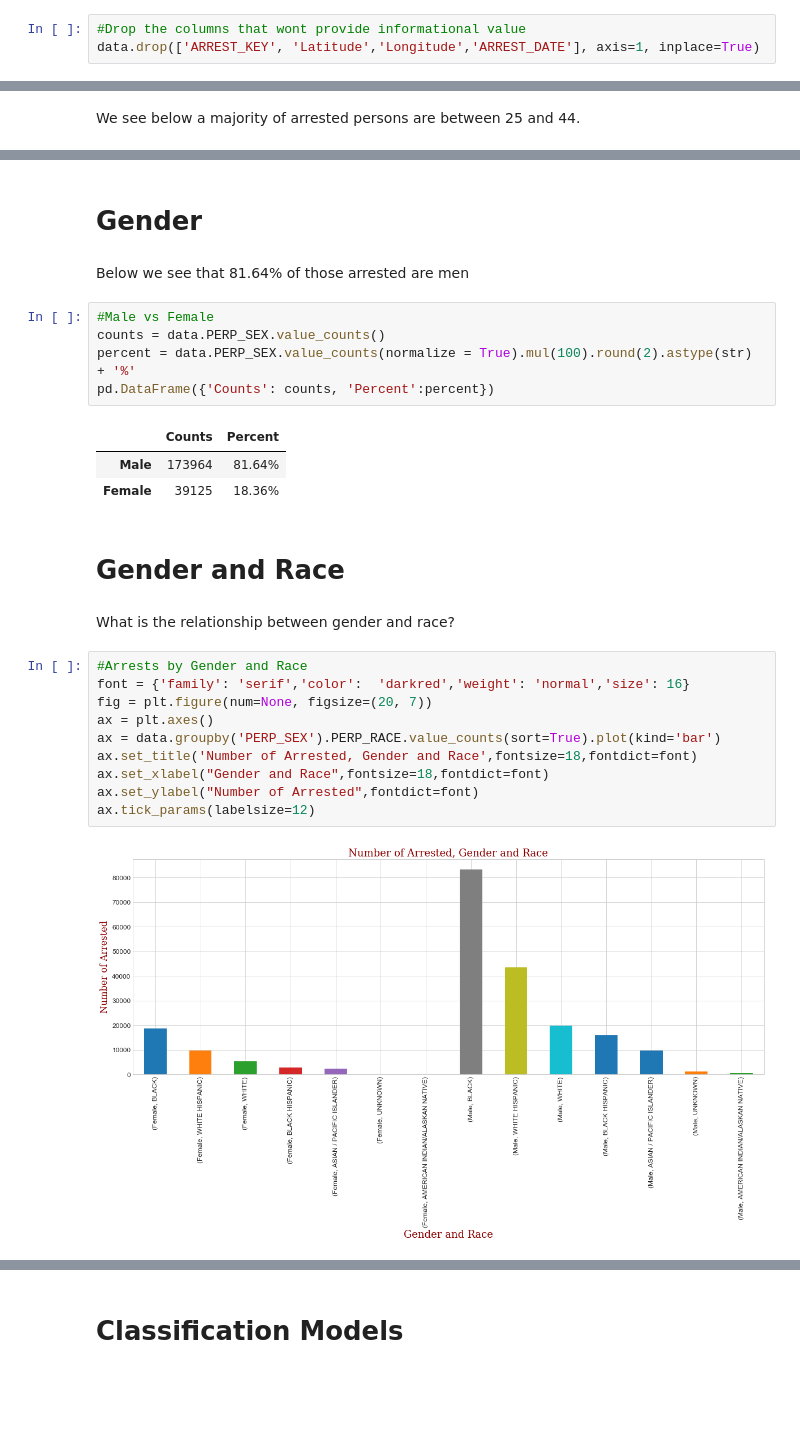
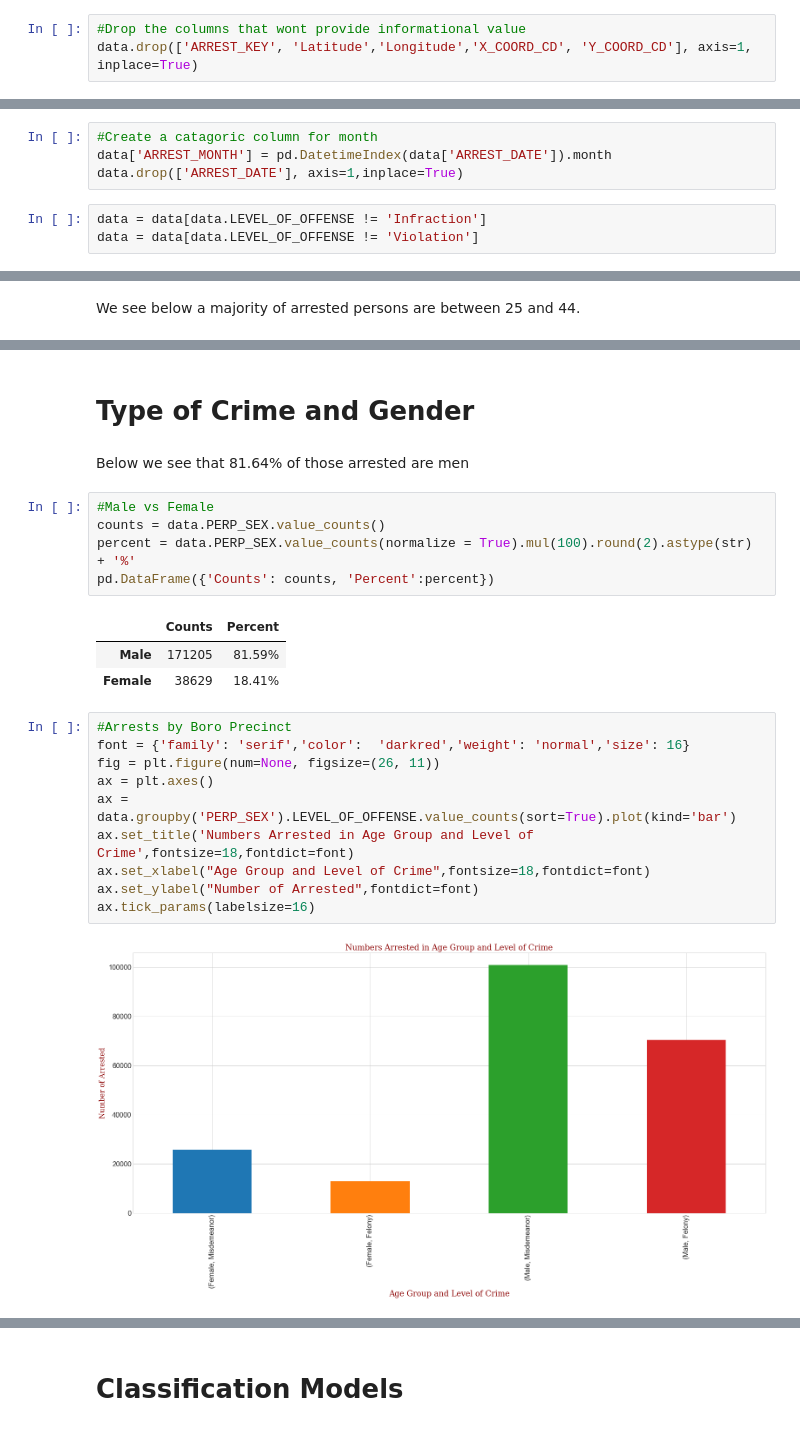
Before and after one commit to city-college-machine-learning/NYPD_Arrest_Analysis, a Jupyter notebook: Jiffar_analysis_level_of_crime.ipynb, the cells around one changed output, grey strips where cells are left out. Saved outputs shown, nothing was run; the diff lists cells and outputs as text; blank space fills up the shorter version.

```diff
--- a/Jiffar_analysis_level_of_crime.ipynb
+++ b/Jiffar_analysis_level_of_crime.ipynb
@@ -201,7 +201,7 @@ Longitude: Not using coordinates
 """
 # %%
 #Drop the columns that wont provide informational value
-data.drop(['ARREST_KEY', 'Latitude','Longitude','ARREST_DATE'], axis=1, inplace=True)
+data.drop(['ARREST_KEY', 'Latitude','Longitude','X_COORD_CD', 'Y_COORD_CD'], axis=1, inplace=True)
 # %%
 #How many empty values are there in each column?
 data.isnull().sum()
@@ -232,0 +226,7 @@ data.dropna(inplace=True)
+# %%
+#Create a catagoric column for month
+data['ARREST_MONTH'] = pd.DatetimeIndex(data['ARREST_DATE']).month
+data.drop(['ARREST_DATE'], axis=1,inplace=True)
+# %%
+data = data[data.LEVEL_OF_OFFENSE != 'Infraction']
+data = data[data.LEVEL_OF_OFFENSE != 'Violation']
@@ -357,5 +364,5 @@ It looks from the shape of the above graphs that every race has the same pattern
 # %% [markdown]
-# Gender
+# Type of Crime and Gender
 # %% [markdown]
 Below we see that 81.64% of those arrested are men
 # %%
@@ -365,21 +372,17 @@ percent = data.PERP_SEX.value_counts(normalize = True).mul(100).round(2).astype(
 pd.DataFrame({'Counts': counts, 'Percent':percent})
 # %% [output]
 |  | Counts | Percent |
-| Male | 173964 | 81.64% |
-| Female | 39125 | 18.36% |
+| Male | 171205 | 81.59% |
+| Female | 38629 | 18.41% |
-# %% [markdown]
-# Gender and Race
-# %% [markdown]
-What is the relationship between gender and race?
 # %%
-#Arrests by Gender and Race
+#Arrests by Boro Precinct
 font = {'family': 'serif','color':  'darkred','weight': 'normal','size': 16}
-fig = plt.figure(num=None, figsize=(20, 7))
+fig = plt.figure(num=None, figsize=(26, 11))
 ax = plt.axes()
-ax = data.groupby('PERP_SEX').PERP_RACE.value_counts(sort=True).plot(kind='bar')
-ax.set_title('Number of Arrested, Gender and Race',fontsize=18,fontdict=font)
-ax.set_xlabel("Gender and Race",fontsize=18,fontdict=font)
+ax = data.groupby('PERP_SEX').LEVEL_OF_OFFENSE.value_counts(sort=True).plot(kind='bar')
+ax.set_title('Numbers Arrested in Age Group and Level of Crime',fontsize=18,fontdict=font)
+ax.set_xlabel("Age Group and Level of Crime",fontsize=18,fontdict=font)
 ax.set_ylabel("Number of Arrested",fontdict=font)
-ax.tick_params(labelsize=12)
+ax.tick_params(labelsize=16)
 # %% [output]
-[figure, old version]
+[figure, new version]
```
Also changed, not shown: parts of 56 cells of this notebook, 4 other files.
